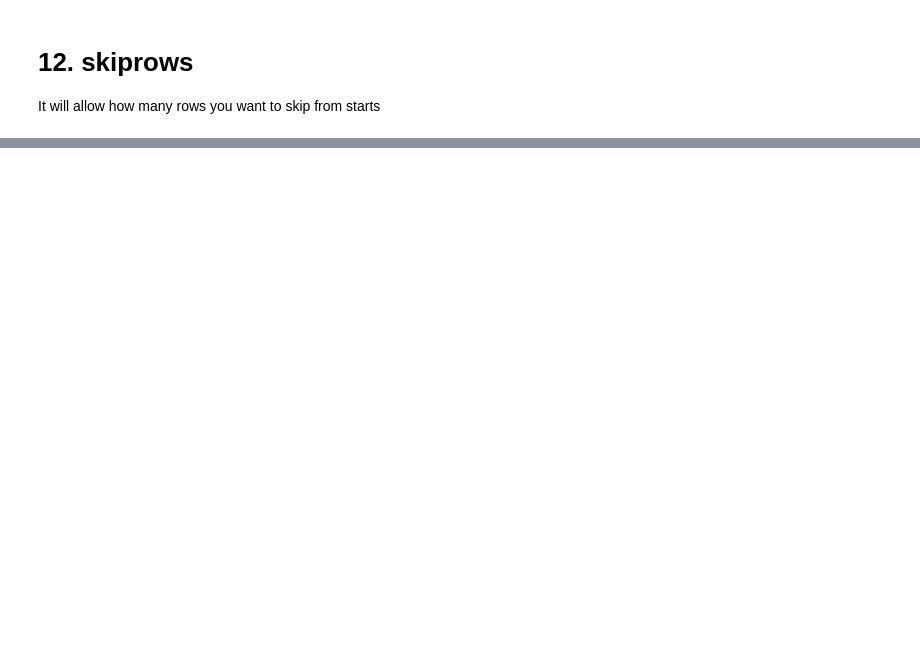
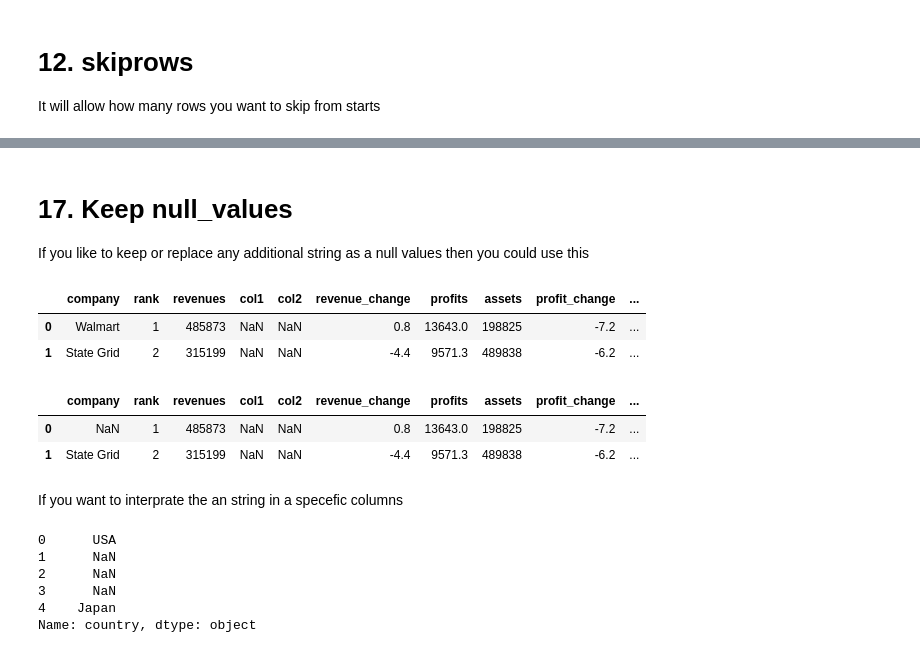
Before and after one commit to RoyelBee/Best-on-Python, a Jupyter notebook: pandas/read_csv parameters.ipynb, the cells around one changed output, grey strips where cells are left out. Cells and saved outputs as stored; diff of their text form; code cells hidden in the pictures; blank space fills up the shorter version.

```diff
--- a/pandas/read_csv parameters.ipynb
+++ b/pandas/read_csv parameters.ipynb
@@ -330,0 +381,33 @@ df.head()
+# %% [markdown]
+# 17. Keep null_values
+If you like to keep or replace any additional string as a null values then you could use this
+# %%
+df = pd.read_csv('../Data/new_data.csv')
+df.head(2)
+# %% [output]
+|  | company | rank | revenues | col1 | col2 | revenue_change | profits | assets | profit_change | ... |
+| 0 | Walmart | 1 | 485873 | NaN | NaN | 0.8 | 13643.0 | 198825 | -7.2 | ... |
+| 1 | State Grid | 2 | 315199 | NaN | NaN | -4.4 | 9571.3 | 489838 | -6.2 | ... |
+# %%
+# In company columns first rows has "walmart". lets make it null values
+df = pd.read_csv('../Data/new_data.csv', na_values = ['Walmart'])
+df.head(2)
+
+# Walmart replaced with NaN (Not a Number) Values
+# %% [output]
+|  | company | rank | revenues | col1 | col2 | revenue_change | profits | assets | profit_change | ... |
+| 0 | NaN | 1 | 485873 | NaN | NaN | 0.8 | 13643.0 | 198825 | -7.2 | ... |
+| 1 | State Grid | 2 | 315199 | NaN | NaN | -4.4 | 9571.3 | 489838 | -6.2 | ... |
+# %% [markdown]
+If you want to interprate the an string in a specefic columns
+# %%
+df = pd.read_csv('../Data/new_data.csv', na_values = {'country', 'China'})
+df.country.head()
+# All china contry are removed to NaN
+# %% [output]
+0      USA
+1      NaN
+2      NaN
+3      NaN
+4    Japan
+Name: country, dtype: object
```
Also changed, not shown: parts of 23 cells of this notebook.
